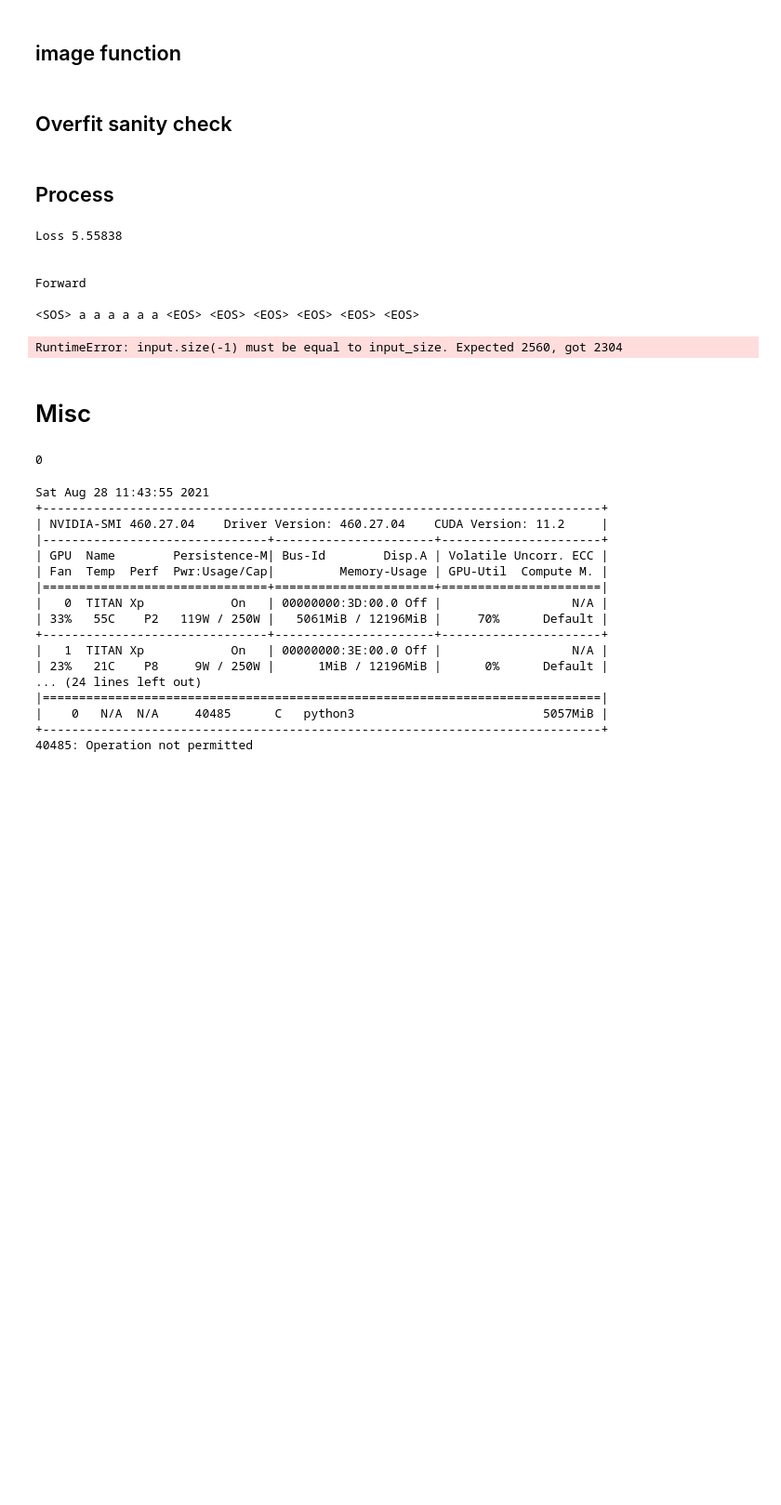
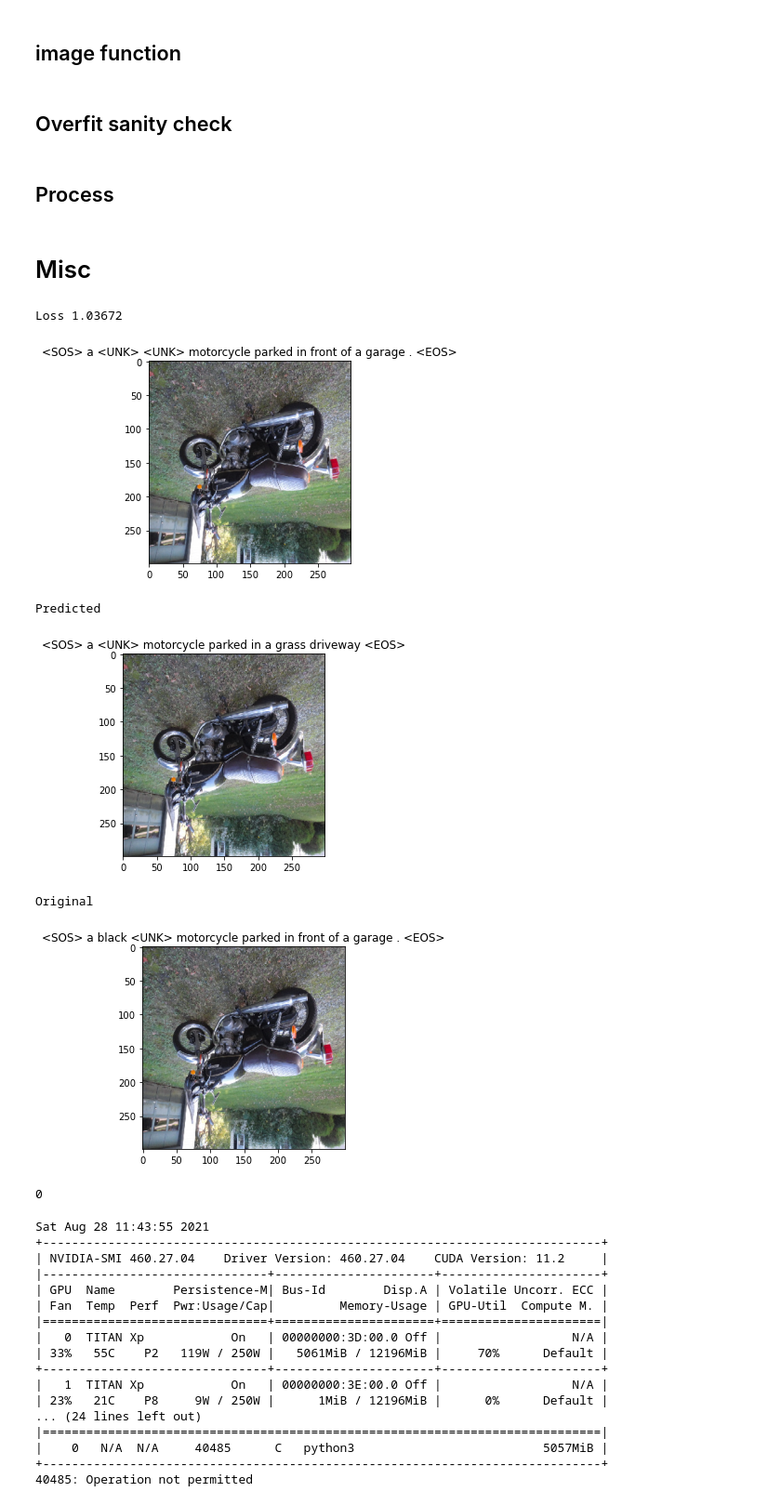
Before and after one commit to tamirdh/Deep-learning-image-caption, a Jupyter notebook: image_captioning_deep_learning_workshop.ipynb, the cells around one changed output. Shown at 93% size. Drawn from its saved outputs; the diff is of its cells as text; code cells hidden in the pictures; blank space fills up the shorter version.

```diff
--- a/image_captioning_deep_learning_workshop.ipynb
+++ b/image_captioning_deep_learning_workshop.ipynb
@@ -76,11 +76,13 @@ class Vocabulary:
                 if frequencies[word] == self.freq_threshold:
                     self.stoi[word] = idx
                     self.itos[idx] = word
-                    if idx > 0 and idx % 1000==0:
-                        print(f"Added {idx} words to vocab")
+                    # if idx > 0 and idx % 1000==0:
+                        # print(f"Added {idx} words to vocab")
                     idx += 1
-            if index>0 and index%1000==0:
-                print(f"Iterated {index} sentences")
+            # if index>0 and index%1000==0:
+                # print(f"Iterated {index} sentences")
+            if len(self.stoi) >= 5000:
+                break
 
 
         print(f"Done, added {idx-1} words to vocabulary")
@@ -114,8 +116,8 @@ class COCODataset(Dataset):
       for idx,ann in enumerate(self.coco.anns.values()):
         self.imgs.append(self.coco.loadImgs((ann['image_id']))[0]["file_name"])
         self.captions.append(ann['caption'])
-        if (idx) % 1000 == 0 and idx>0:
-          print(f"Processed {idx} images and captions")
+        #if (idx) % 1000 == 0 and idx>0:
+          #print(f"Processed {idx} images and captions")
       print("Finished processing images and captions")
       print(f"Got:{len(set(self.imgs))} pictures with {len(self.captions)} captions!")
 
@@ -455,7 +512,7 @@ def train(max_epochs: int, model, progress=250):
             optimizer.zero_grad()
             loss.backward(loss)
             optimizer.step()
-            if idx > 0 and idx % 100 == 0:
+            if idx > 0 and idx % 3000 == 0:
                 torch.save({'model_state_dict': model.state_dict()}, "checkpoint.torch")
 
                 dataiter = iter(data_loader)
@@ -469,8 +526,8 @@ def train(max_epochs: int, model, progress=250):
                 )] for idx2 in out_cap if idx2.item() != data_loader.dataset.vocab.stoi["<PAD>"]])
                 # show_image(show_img[0], title=demo_cap, f_name="Forward.png")
                 print(demo_cap)
-                demo_cap = model.caption_images(img_show[0:1].to(
-                    device), vocab=data_loader.dataset.vocab, max_len=30)
+                demo_cap = model.sample(img_show[0:1].to(
+                    device), vocabulary=data_loader.dataset.vocab)
                 demo_cap = ' '.join(demo_cap)
                 print("Predicted")
                 print(demo_cap)
@@ -557,8 +614,8 @@ def overfit(model, T=250):
     print("Predicted")
     with torch.no_grad():
         model.eval()
-        demo_cap = model.caption_images(show_img[0:1].to(
-            device), vocab=data_loader.dataset.vocab, max_len=15)
+        demo_cap = model.sample(show_img[0:1].to(
+            device), vocabulary=data_loader.dataset.vocab, max_length=15)
         demo_cap = ' '.join(demo_cap)
         model.train()
 
@@ -574,28 +631,27 @@ def overfit(model, T=250):
 # %% [markdown]
 ## Process
 # %%
-embed_size = 256
-hidden_size = 256
+embed_size = 2048
+hidden_size = 512
 vocab_size = len(dataset.vocab)
-model = CNNtoRNN(2304, embed_size, hidden_size, vocab_size, train_CNN=False)
-trained_model = train(3, model)
+model = CNNtoRNN(2048, embed_size, hidden_size, vocab_size, train_CNN=False)
+trained_model = train(5, model)
-# %% [output]
-Loss 5.55838
-
-
-Forward
-
-<SOS> a a a a a a <EOS> <EOS> <EOS> <EOS> <EOS> <EOS>
-RuntimeError: input.size(-1) must be equal to input_size. Expected 2560, got 2304
 # %% [markdown]
 # Misc
 # %%
-embed_size = 256
-hidden_size = 256
+embed_size = 1024
+hidden_size = 512
 vocab_size = len(dataset.vocab)
-model = CNNtoRNN(2048,embed_size, hidden_size, vocab_size, train_CNN=False)
-overfit(model, 500)
+model = CNNtoRNN(2048, embed_size, hidden_size, vocab_size, train_CNN=False)
+overfit(model, 600)
 del model
+# %% [output]
+Loss 1.03672
+[figure, added]
+Predicted
+[figure, added]
+Original
+[figure, added]
 # %%
 import gc
 
```
Also changed, not shown: parts of 3 cells of this notebook.
